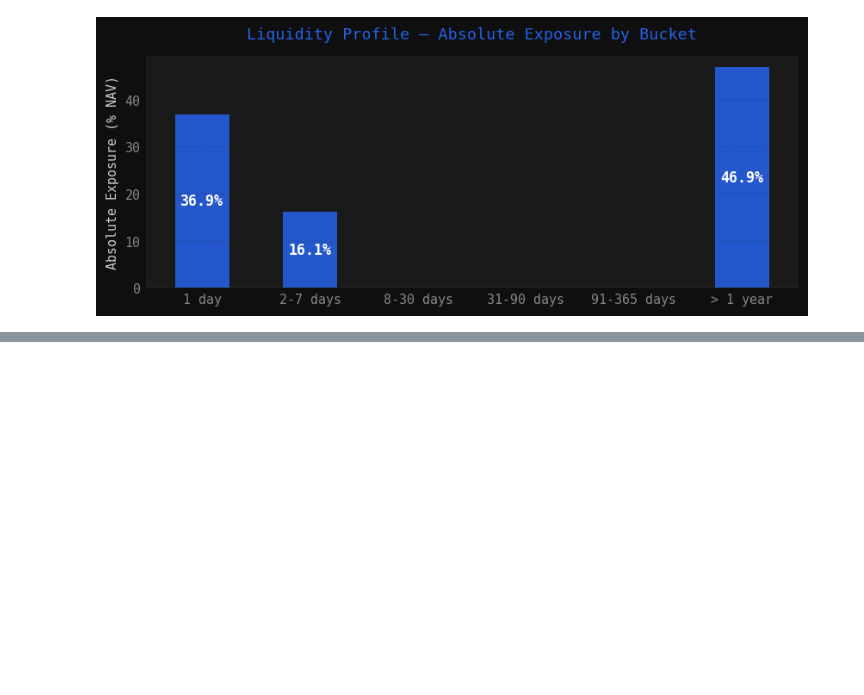
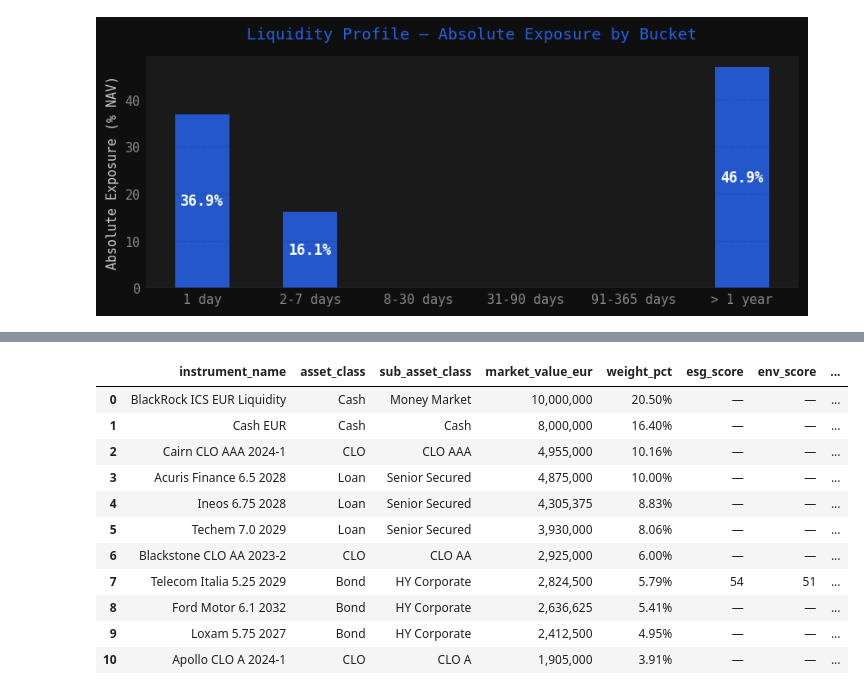
Before and after one commit to mrspatbile/fund-risk-workflow, a Jupyter notebook: notebooks/aifm_private_debt.ipynb, the cells around one changed output, grey strips where cells are left out. Cells and saved outputs as stored; diff of their text form; code cells hidden in the pictures; blank space fills up the shorter version.

```diff
--- a/notebooks/aifm_private_debt.ipynb
+++ b/notebooks/aifm_private_debt.ipynb
@@ -772,0 +819,33 @@ Total                     48,769,000   100.0%
+# %%
+def style_esg(row):
+    styles = [''] * len(row)
+    idx = esg_df.columns.tolist()
+    if row.get('controversy_flag') == True:
+        return ['background-color: #7f1d1d; color: white'] * len(row)
+    elif pd.notna(row.get('esg_score')) and row.get('esg_score') < ESG_THRESHOLD:
+        styles[idx.index('esg_score')] = 'background-color: #7f1d1d; color: white'
+    return styles
+
+esg_df.style.apply(style_esg, axis=1).format({
+    'market_value_eur' : '{:,.0f}',
+    'weight_pct'       : '{:.2f}%',
+    'esg_score'        : '{:.0f}',
+    'env_score'        : '{:.0f}',
+    'soc_score'        : '{:.0f}',
+    'gov_score'        : '{:.0f}',
+    'carbon_intensity' : '{:.1f}',
+    'esg_exposure_eur' : '{:,.0f}',
+}, na_rep='—')
+# %% [output]
+|  | instrument_name | asset_class | sub_asset_class | market_value_eur | weight_pct | esg_score | env_score | ... |
+| 0 | BlackRock ICS EUR Liquidity | Cash | Money Market | 10,000,000 | 20.50% | — | — | ... |
+| 1 | Cash EUR | Cash | Cash | 8,000,000 | 16.40% | — | — | ... |
+| 2 | Cairn CLO AAA 2024-1 | CLO | CLO AAA | 4,955,000 | 10.16% | — | — | ... |
+| 3 | Acuris Finance 6.5 2028 | Loan | Senior Secured | 4,875,000 | 10.00% | — | — | ... |
+| 4 | Ineos 6.75 2028 | Loan | Senior Secured | 4,305,375 | 8.83% | — | — | ... |
+| 5 | Techem 7.0 2029 | Loan | Senior Secured | 3,930,000 | 8.06% | — | — | ... |
+| 6 | Blackstone CLO AA 2023-2 | CLO | CLO AA | 2,925,000 | 6.00% | — | — | ... |
+| 7 | Telecom Italia 5.25 2029 | Bond | HY Corporate | 2,824,500 | 5.79% | 54 | 51 | ... |
+| 8 | Ford Motor 6.1 2032 | Bond | HY Corporate | 2,636,625 | 5.41% | — | — | ... |
+| 9 | Loxam 5.75 2027 | Bond | HY Corporate | 2,412,500 | 4.95% | — | — | ... |
+| 10 | Apollo CLO A 2024-1 | CLO | CLO A | 1,905,000 | 3.91% | — | — | ... |
```
Also changed, not shown: parts of 4 cells of this notebook, 1 other file.
